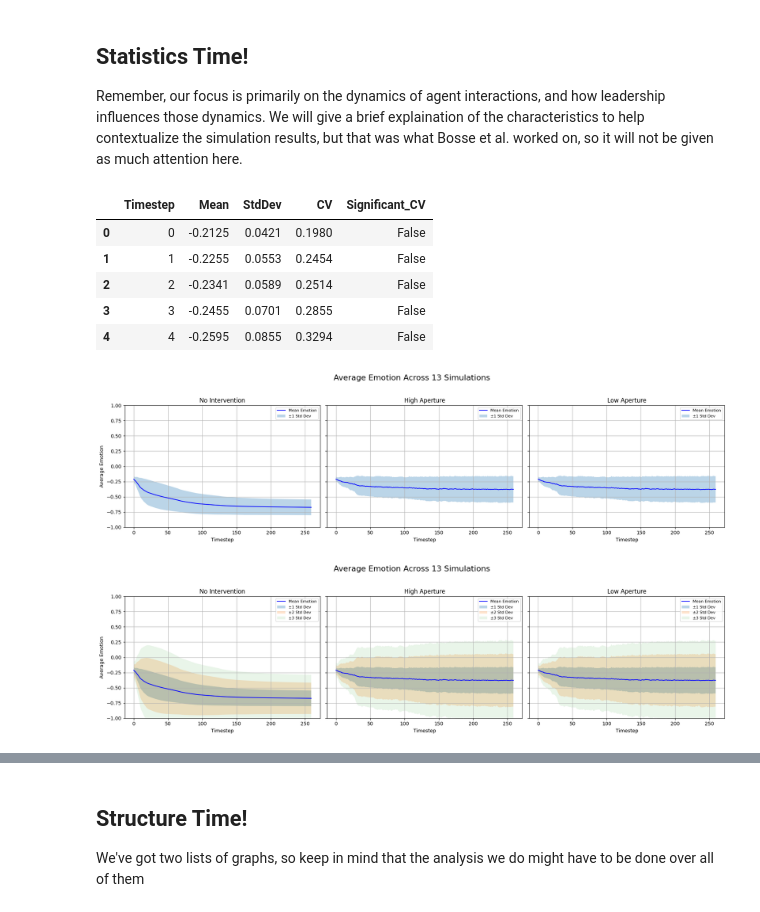
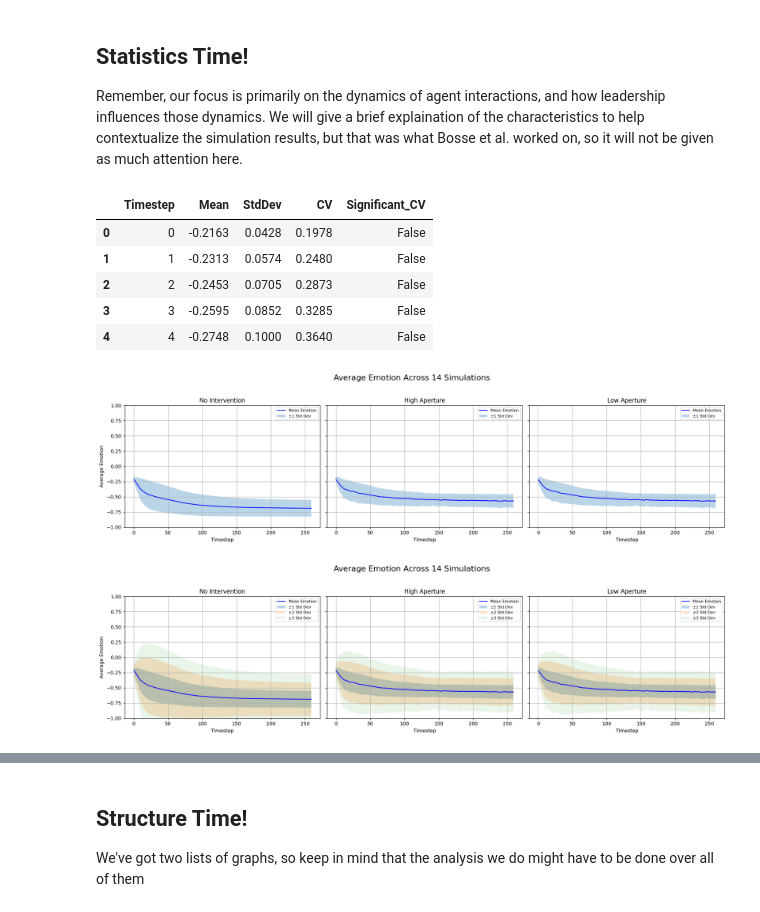
Before and after one commit to pajarito95/Emotion-Contagion, a Jupyter notebook: abm_emotion_contagion_analysis.ipynb, the cells around one changed output, grey strips where cells are left out. Cells and saved outputs as stored; diff of their text form; code cells hidden in the pictures.

```diff
--- a/abm_emotion_contagion_analysis.ipynb
+++ b/abm_emotion_contagion_analysis.ipynb
@@ -26,12 +24,12 @@ class AllSimulationResults:
     intimacy_matrices: list
 # %%
 populationSize = 15
-runs = 13
+runs = 14
 max_iterations = 260
 
 # No internvention results
-all_results_path_plain = r"C:\Users\sarah\OneDrive\Documents\Masters\523\Emotion Contagion\Simulation Runs\Network\Bipartite\09_01_2025\No_Intervention\all_results.pkl"
-heatmaps_path_low = r"C:\Users\sarah\OneDrive\Documents\Masters\523\Emotion Contagion\Simulation Runs\Network\Bipartite\09_01_2025\No_Intervention\initial_conditions_heatmaps.pkl"
+all_results_path_plain = r"R:\sescott1\Masters\523\Simulation\Network\Bipartite\09_01_2025\No_Intervention\all_results.pkl"
+heatmaps_path_low = r"R:\sescott1\Masters\523\Simulation\Network\Bipartite\09_01_2025\No_Intervention\initial_conditions_heatmaps.pkl"
 
 with open(all_results_path_plain, "rb") as f:
     all_results_wo = pickle.load(f)
@@ -40,8 +38,8 @@ with open(all_results_path_plain, "rb") as f:
 
 
 # High aperture results
-all_results_path_high = r"C:\Users\sarah\OneDrive\Documents\Masters\523\Emotion Contagion\Simulation Runs\Network\Bipartite\09_01_2025\High_Aperture\all_results.pkl"
-heatmaps_path_high = r"C:\Users\sarah\OneDrive\Documents\Masters\523\Emotion Contagion\Simulation Runs\Network\Bipartite\09_01_2025\High_Aperture\initial_conditions_heatmaps.pkl"
+all_results_path_high = r"R:\sescott1\Masters\523\Simulation\Network\Bipartite\09_01_2025\High_Aperture\all_results.pkl"
+heatmaps_path_high = r"R:\sescott1\Masters\523\Simulation\Network\Bipartite\09_01_2025\High_Aperture\initial_conditions_heatmaps.pkl"
 
 with open(all_results_path_high, "rb") as f:
     all_results_H = pickle.load(f)
@@ -50,8 +48,8 @@ with open(all_results_path_high, "rb") as f:
 
 
 # Low aperture results
-all_results_path_low = r"C:\Users\sarah\OneDrive\Documents\Masters\523\Emotion Contagion\Simulation Runs\Network\Bipartite\09_01_2025\Low_Aperture\all_results.pkl"
-heatmaps_path_low = r"C:\Users\sarah\OneDrive\Documents\Masters\523\Emotion Contagion\Simulation Runs\Network\Bipartite\09_01_2025\Low_Aperture\initial_conditions_heatmaps.pkl"
+all_results_path_low = r"R:\sescott1\Masters\523\Simulation\Network\Bipartite\09_01_2025\Low_Aperture\all_results.pkl"
+heatmaps_path_low = r"R:\sescott1\Masters\523\Simulation\Network\Bipartite\09_01_2025\Low_Aperture\initial_conditions_heatmaps.pkl"
 with open(all_results_path_high, "rb") as f:
     all_results_L = pickle.load(f)
 with open(all_results_path_high, "rb") as f:
@@ -175,19 +173,19 @@ df_low_aperture = emotion_stats_dataframe(dfLow, "Low Aperture")
 df_no_intervention.head()
 # %% [output]
 |  | Timestep | Mean | StdDev | CV | Significant_CV |
-| 0 | 0 | -0.2125 | 0.0421 | 0.1980 | False |
-| 1 | 1 | -0.2255 | 0.0553 | 0.2454 | False |
-| 2 | 2 | -0.2341 | 0.0589 | 0.2514 | False |
-| 3 | 3 | -0.2455 | 0.0701 | 0.2855 | False |
-| 4 | 4 | -0.2595 | 0.0855 | 0.3294 | False |
+| 0 | 0 | -0.2163 | 0.0428 | 0.1978 | False |
+| 1 | 1 | -0.2313 | 0.0574 | 0.2480 | False |
+| 2 | 2 | -0.2453 | 0.0705 | 0.2873 | False |
+| 3 | 3 | -0.2595 | 0.0852 | 0.3285 | False |
+| 4 | 4 | -0.2748 | 0.1000 | 0.3640 | False |
 # %%
-def plot_avg_emotion_side_by_side(df_list, styles, runs, ylim=(-1, 1), figsize=(18,5)):
+def plot_avg_emotion_side_by_side(df_list, style_names, runs, ylim=(-1, 1), figsize=(18,5)):
     """
     Plot mean emotion per timestep with ±1 standard deviation shading for multiple styles side-by-side.
 
     Parameters:
     - df_list: list of DataFrames [dfWithout, dfHigh, dfLow]
-    - styles: list of string labels
+    - style_names: list of string labels
     - runs: number of simulations
     - ylim: tuple for y-axis limits
     - figsize: figure size
@@ -195,7 +193,7 @@ def plot_avg_emotion_side_by_side(df_list, styles, runs, ylim=(-1, 1), figsize=(
     n_styles = len(df_list)
     fig, axes = plt.subplots(1, n_styles, figsize=figsize, sharey=True)
 
-    for ax, df, style in zip(axes, df_list, styles):
+    for ax, df, style in zip(axes, df_list, style_names):
         mean_emotion = df.iloc[:, 1:].mean(axis=1)
         std_emotion = df.iloc[:, 1:].std(axis=1)
 
@@ -218,46 +216,46 @@ def plot_avg_emotion_side_by_side(df_list, styles, runs, ylim=(-1, 1), figsize=(
 
 plot_avg_emotion_side_by_side([dfWithout, dfHigh, dfLow], styles, runs)
 # %% [output]
-[figure, old version]
+[figure, new version]
 # %%
-def plot_all_styles_emotion(df_list, styles, runs, max_std=3):
+def plot_all_styles_emotion(df_list, style_names, runs, max_std=3):
     """
     Plot average emotion with ±1, ±2, ±3 std deviations for multiple styles in subplots.
 
     df_list : list of DataFrames [dfWithout, dfHigh, dfLow]
-    styles : list of strings ["No Intervention", "High Aperture", "Low Aperture"]
+    style_names : list of strings ["No Intervention", "High Aperture", "Low Aperture"]
     """
     n_styles = len(df_list)
     fig, axes = plt.subplots(1, n_styles, figsize=(18, 5), sharey=True)
 
     alphas = [0.3, 0.2, 0.1]
 
-    for ax, df, style in zip(axes, df_list, styles):
+    for ax, df, style in zip(axes, df_list, style_names):
         mean_emotion = df.iloc[:, 1:].mean(axis=1)
         std_emotion = df.iloc[:, 1:].std(axis=1)
 
         ax.plot(df.index, mean_emotion, label="Mean Emotion", color='blue')
 
         for i in range(1, max_std+1):
             ax.fill_between(df.index,
                             mean_emotion - i*std_emotion,
                             mean_emotion + i*std_emotion,
                             alpha=alphas[i-1],
                             label=f"±{i} Std Dev")
 
         ax.set_title(style)
         ax.set_xlabel("Timestep")
         ax.grid(True)
         if ax == axes[0]:
             ax.set_ylabel("Average Emotion")
         ax.set_ylim(-1, 1)
         ax.legend(loc='upper right', fontsize=8)
 
     plt.suptitle(f"Average Emotion Across {runs} Simulations", fontsize=16)
     plt.tight_layout(rect=[0, 0, 1, 0.95])
     plt.show()
 
 plot_all_styles_emotion([dfWithout, dfHigh, dfLow], styles, runs)
 # %% [output]
-[figure, old version]
+[figure, new version]
 # %%
```
Also changed, not shown: parts of 27 cells of this notebook.
